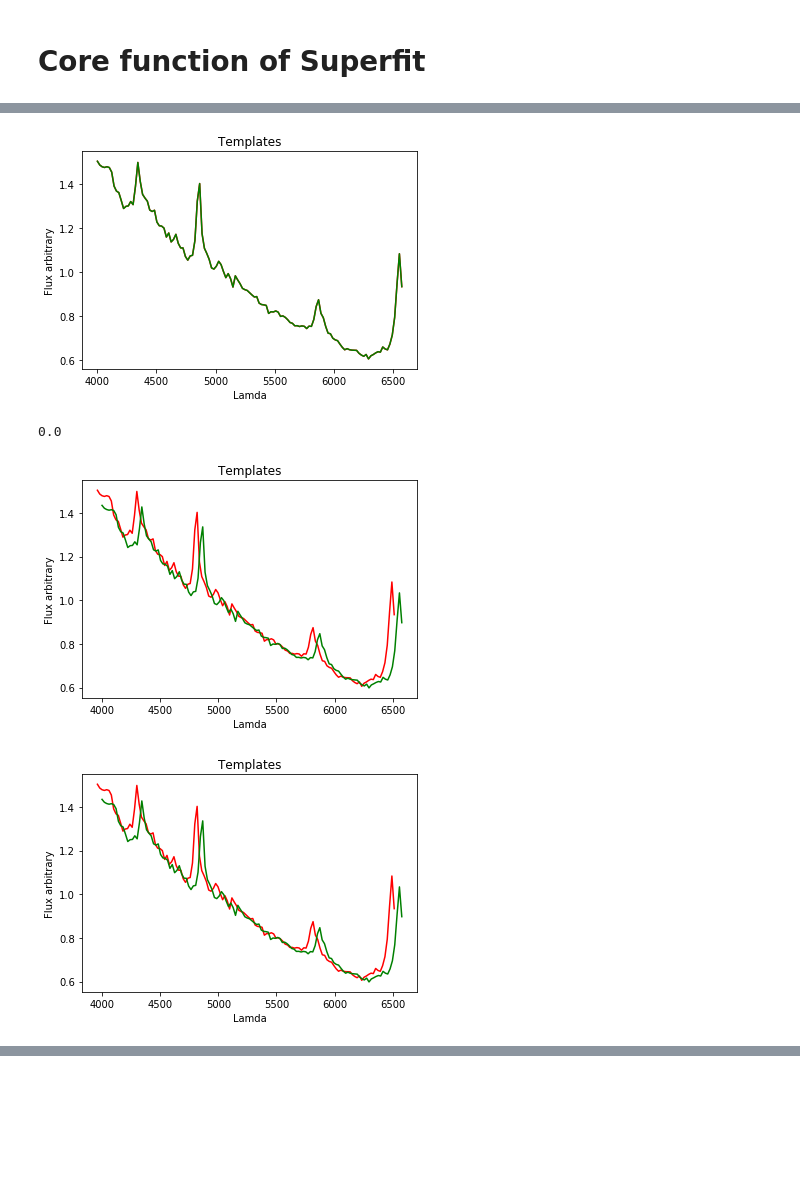
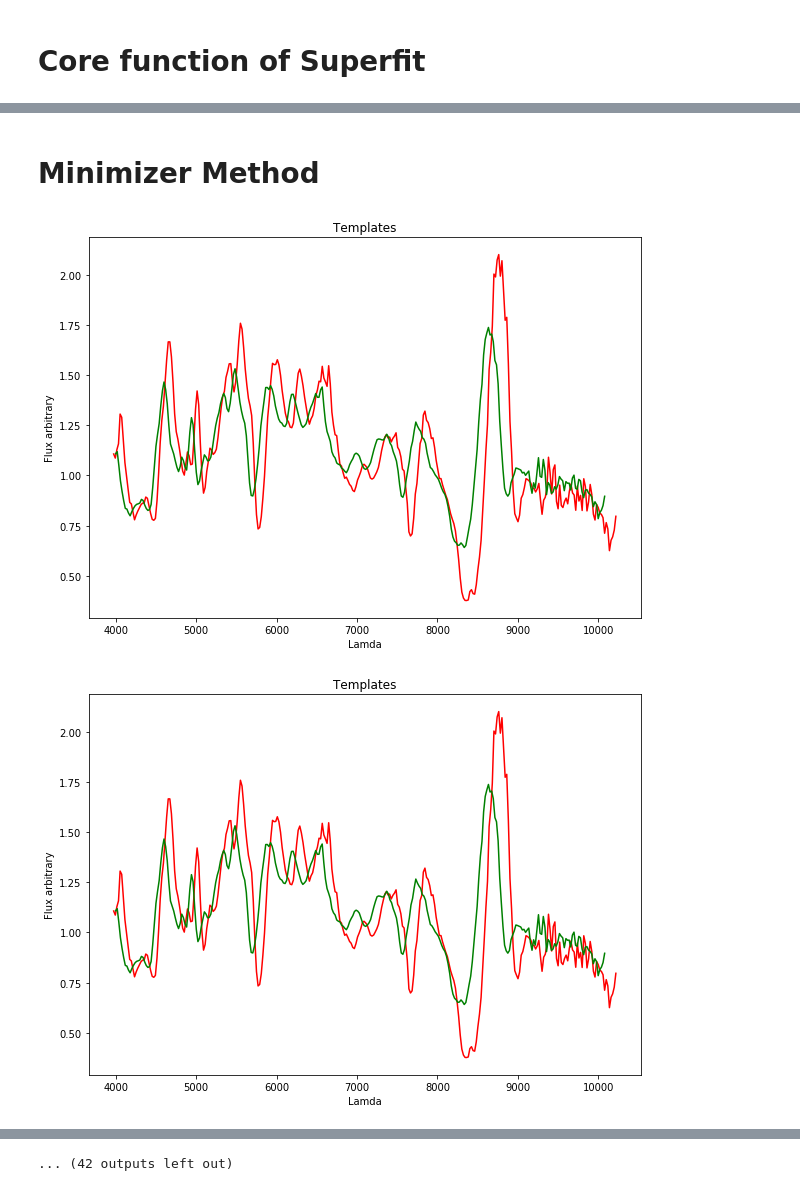
Before and after one commit to oyaron/NGSF, a Jupyter notebook: SuperFit_new_version.ipynb, the cells around one changed output, grey strips where cells are left out. Saved outputs shown, nothing was run; the diff lists cells and outputs as text; code cells hidden in the pictures; blank space fills up the shorter version.

```diff
--- a/SuperFit_new_version.ipynb
+++ b/SuperFit_new_version.ipynb
@@ -128,7 +128,7 @@ templates_gal_trunc = select_templates(templates_gal, ['/SB4'])
 # %%
 
 resolution = 20 #Angstrom
-upper      = 7000
+upper      = 10500
 lower      = 4000
 interval   = (upper - lower)/resolution
 
@@ -140,9 +140,9 @@ lam        =     np.linspace(lower, upper, interval)
 # %%
 # Object I'm interested in
 
-object_name = 'sn1987B.p07.dat'
+object_name = 'sn1997ei.u11.Ic.z0.02.dat'
 
-object_spec =  np.loadtxt("/home/sam/Dropbox/superfit/binnings/20A/sne/II/sn1987B.p07.dat")
+object_spec =  np.loadtxt("/home/sam/Dropbox/superfit/rebinned/combined/sn1997ei.u11.Ic.z0.02.dat")
 
 objecto = interpolate.interp1d(object_spec[:,0], object_spec[:,1],   bounds_error=False, fill_value='nan')
 
@@ -309,6 +309,7 @@ def core(z,extcon):
 
 
      """
+    plt.figure(figsize=(7*np.sqrt(2), 7))
 
     plt.plot(lam/(z+1), objecto,'r')
     plt.plot(lam, host_nova,'g')
@@ -366,0 +560,2 @@ start = time.time()
+# %% [markdown]
+# Minimizer Method
@@ -367,7 +564,7 @@ start = time.time()
 # %%
 # Example to see if the wrapper works appropriately
 
-z_extcon = np.array([0,0])
+z_extcon = np.array([0.02,0])
 # %%
 def wrap(z_extcon):
 
@@ -379,8 +576,3 @@ def wrap(z_extcon):
 
 
     return ans
-# %%
-wrap(z_extcon)
-# %% [output]
-[figure, removed]
-0.0
@@ -387,9 +581,9 @@ wrap(z_extcon)
 # %%
 # Minimization
 
-init_guess = np.array([0.01, 0])
+init_guess = np.array([0.006, 0])
 
-answer = least_squares(wrap, init_guess, method = 'trf')
+answer = least_squares(wrap, init_guess)
 # %% [output]
-[figure, old version]
+[figure, new version]
-[figure, old version]
+[figure, new version]
@@ -399,0 +600 @@ answer = least_squares(wrap, init_guess, method = 'trf')
+... (42 outputs left out)
```
Also changed, not shown: parts of 20 cells of this notebook.
